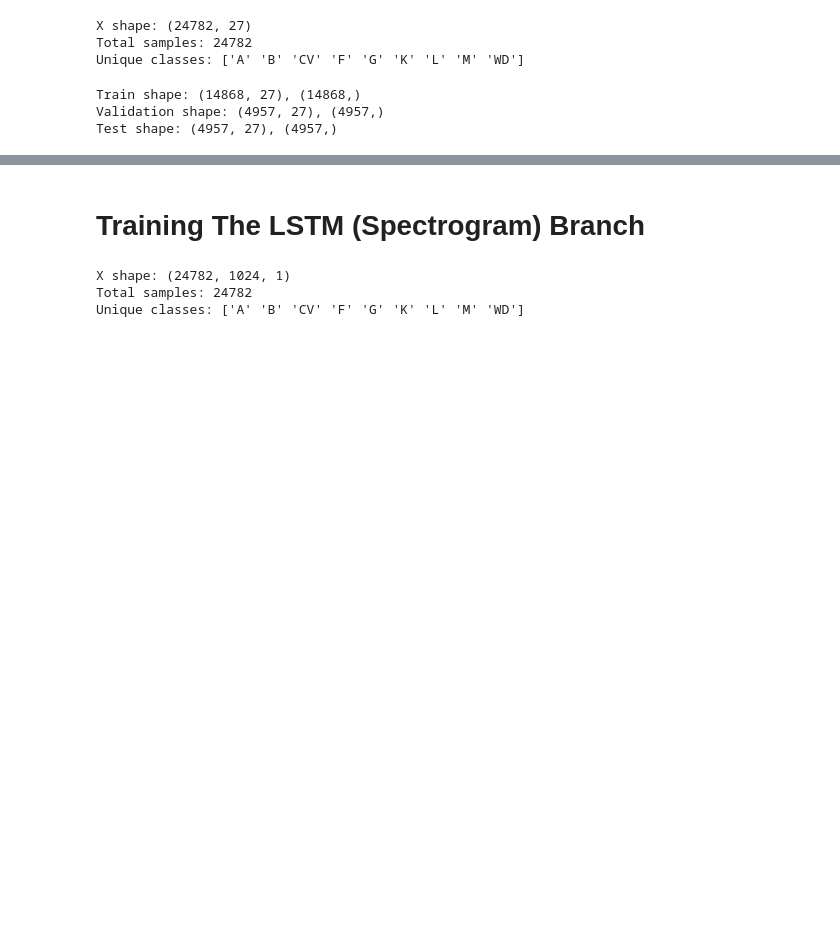
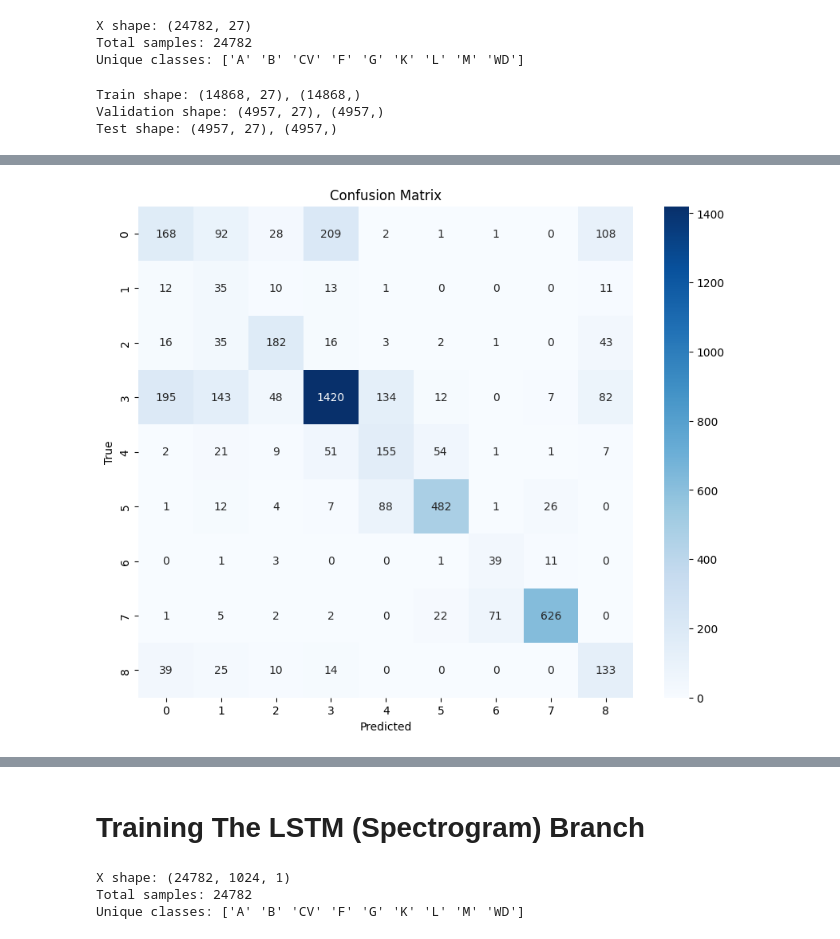
Before and after one commit to blueskinlizard/StarTrack, a Jupyter notebook: notebooks/Building The StarTrack Model - 2.ipynb, the cells around one changed output, grey strips where cells are left out. Cells and saved outputs as stored; diff of their text form; code cells hidden in the pictures; blank space fills up the shorter version.

```diff
--- a/notebooks/Building The StarTrack Model - 2.ipynb
+++ b/notebooks/Building The StarTrack Model - 2.ipynb
@@ -233,0 +301,35 @@ train_losses_dense, val_losses_dense = train_model(model=StarTrack_Dense_V1,
+# %%
+def get_preds_labels(model, dataloader, device):
+    model.eval()
+    all_preds = []
+    all_labels = []
+    with torch.no_grad():
+        for inputs, labels in dataloader:
+            inputs = inputs.to(device)
+            labels = labels.to(device)
+
+            outputs = model(inputs)
+            _, preds = torch.max(outputs, 1)
+            all_preds.append(preds.cpu())
+            all_labels.append(labels.cpu())
+
+    return torch.cat(all_preds), torch.cat(all_labels)
+# %%
+def plot_confusion_matrix(y_true, y_pred, class_names=None):
+    cm = confusion_matrix(y_true, y_pred)
+    plt.figure(figsize=(10, 8))
+
+    if class_names is None:
+        class_names = [str(i) for i in range(cm.shape[0])]
+
+    sns.heatmap(cm, annot=True, fmt='d', cmap='Blues', xticklabels=class_names, yticklabels=class_names)
+    plt.xlabel('Predicted')
+    plt.ylabel('True')
+    plt.title('Confusion Matrix')
+    plt.show()
+# %%
+y_pred, y_true = get_preds_labels(StarTrack_Dense_V1, val_loader_tabular, device)
+
+plot_confusion_matrix(y_true, y_pred)
+# %% [output]
+[figure, added]
```
Also changed, not shown: parts of 15 cells of this notebook.
